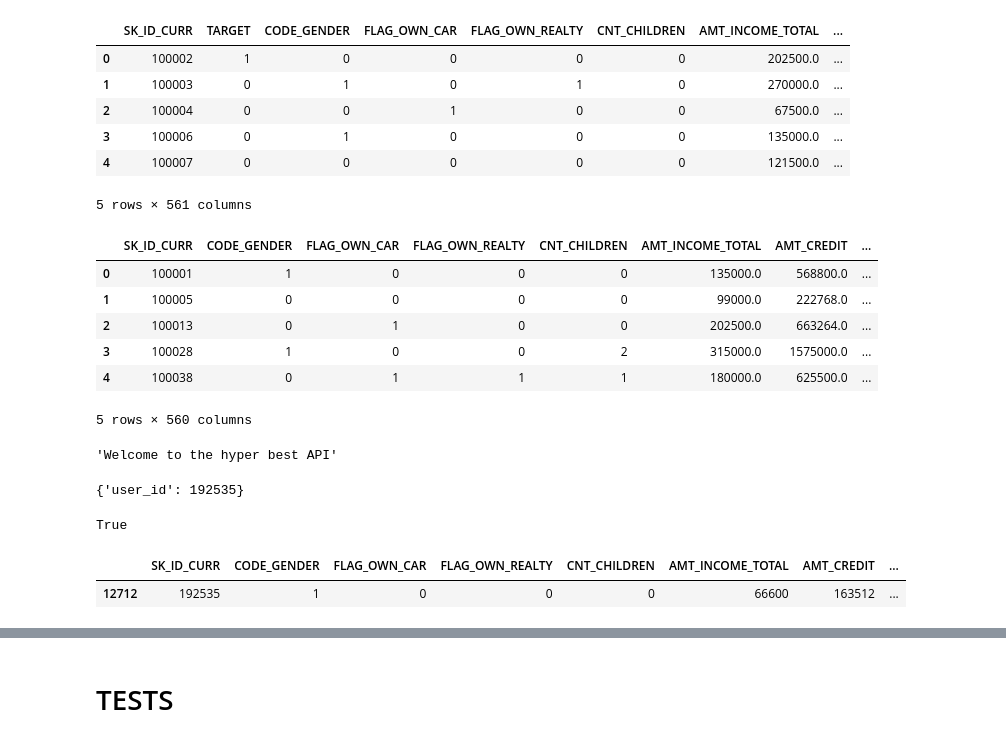
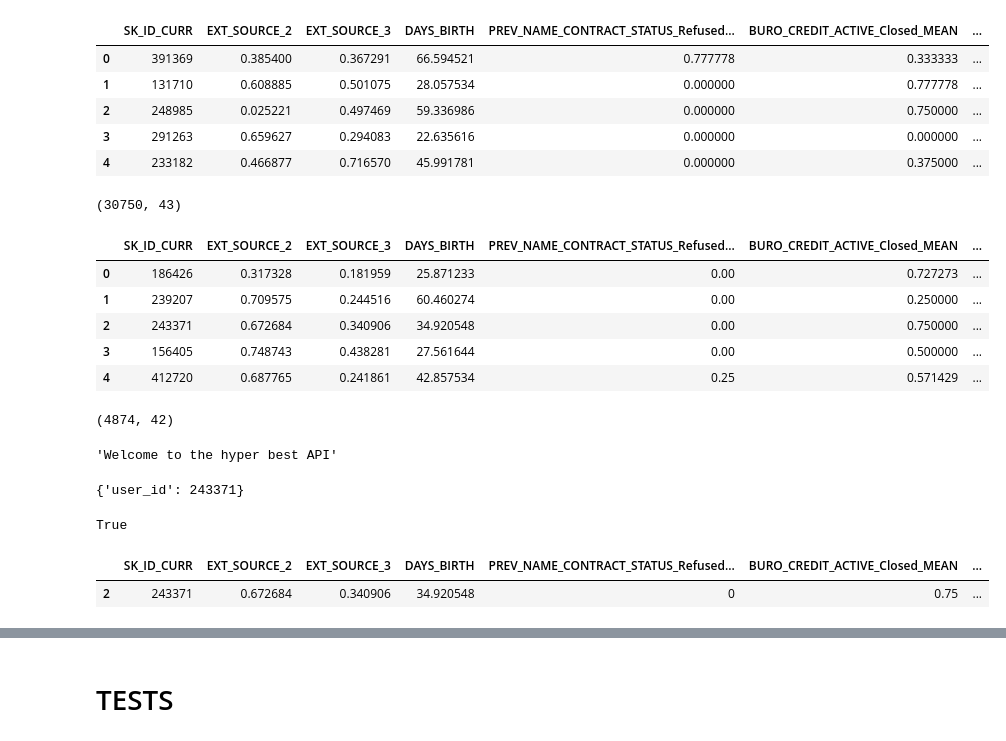
Before and after one commit to DTYS65/Projet7-OpenClassRooms, a Jupyter notebook: projet_7_6_TEST_API.ipynb, the cells around one changed output, grey strips where cells are left out. Saved outputs shown, nothing was run; the diff lists cells and outputs as text; code cells hidden in the pictures.

```diff
--- a/projet_7_6_TEST_API.ipynb
+++ b/projet_7_6_TEST_API.ipynb
@@ -26,11 +26,9 @@ app = FastAPI(
 
 # Répertoires
 path_dir = "./"
-path_datas_save = "datas/datas_save/"
-path_model_final = "model_final/"
 
 # Loading the model
-model_final = fc.load_joblib("model_final.joblib", path_dir + path_model_final)
+model_final = fc.load_joblib("model_final.joblib", path_dir)
 
 # Loading the datas
 # with open(path_dir + path_datas_save + 'dict_agg.pkl', 'rb') as file:
@@ -40,8 +38,8 @@ model_final = fc.load_joblib("model_final.joblib", path_dir + path_model_final)
 # y_train = dict_agg['y_train']
 # X_test = dict_agg['X_test']
 
-X_train = pd.read_csv(path_dir + path_datas_save + 'df_datas_train_cleaned.csv')
-X_test = pd.read_csv(path_dir + path_datas_save + 'df_datas_test_cleaned.csv')
+X_train = pd.read_csv(path_dir + 'df_datas_train_reduit_cleaned.csv')
+X_test = pd.read_csv(path_dir + 'df_datas_test_reduit_cleaned.csv')
 
 cols = X_train.select_dtypes(['float64']).columns
 X_train_scaled = X_train.copy()
@@ -152,29 +150,35 @@ def shap_values() -> dict:
 # %%
 X_train.head()
 # %% [output]
-|  | SK_ID_CURR | TARGET | CODE_GENDER | FLAG_OWN_CAR | FLAG_OWN_REALTY | CNT_CHILDREN | AMT_INCOME_TOTAL | ... |
-| 0 | 100002 | 1 | 0 | 0 | 0 | 0 | 202500.0 | ... |
-| 1 | 100003 | 0 | 1 | 0 | 1 | 0 | 270000.0 | ... |
-| 2 | 100004 | 0 | 0 | 1 | 0 | 0 | 67500.0 | ... |
-| 3 | 100006 | 0 | 1 | 0 | 0 | 0 | 135000.0 | ... |
-| 4 | 100007 | 0 | 0 | 0 | 0 | 0 | 121500.0 | ... |
+|  | SK_ID_CURR | EXT_SOURCE_2 | EXT_SOURCE_3 | DAYS_BIRTH | PREV_NAME_CONTRACT_STATUS_Refused... | BURO_CREDIT_ACTIVE_Closed_MEAN | ... |
+| 0 | 391369 | 0.385400 | 0.367291 | 66.594521 | 0.777778 | 0.333333 | ... |
+| 1 | 131710 | 0.608885 | 0.501075 | 28.057534 | 0.000000 | 0.777778 | ... |
+| 2 | 248985 | 0.025221 | 0.497469 | 59.336986 | 0.000000 | 0.750000 | ... |
+| 3 | 291263 | 0.659627 | 0.294083 | 22.635616 | 0.000000 | 0.000000 | ... |
+| 4 | 233182 | 0.466877 | 0.716570 | 45.991781 | 0.000000 | 0.375000 | ... |
-5 rows × 561 columns
+# %%
+X_train.shape
+# %% [output]
+(30750, 43)
 # %%
 X_test.head()
 # %% [output]
-|  | SK_ID_CURR | CODE_GENDER | FLAG_OWN_CAR | FLAG_OWN_REALTY | CNT_CHILDREN | AMT_INCOME_TOTAL | AMT_CREDIT | ... |
-| 0 | 100001 | 1 | 0 | 0 | 0 | 135000.0 | 568800.0 | ... |
-| 1 | 100005 | 0 | 0 | 0 | 0 | 99000.0 | 222768.0 | ... |
-| 2 | 100013 | 0 | 1 | 0 | 0 | 202500.0 | 663264.0 | ... |
-| 3 | 100028 | 1 | 0 | 0 | 2 | 315000.0 | 1575000.0 | ... |
-| 4 | 100038 | 0 | 1 | 1 | 1 | 180000.0 | 625500.0 | ... |
+|  | SK_ID_CURR | EXT_SOURCE_2 | EXT_SOURCE_3 | DAYS_BIRTH | PREV_NAME_CONTRACT_STATUS_Refused... | BURO_CREDIT_ACTIVE_Closed_MEAN | ... |
+| 0 | 186426 | 0.317328 | 0.181959 | 25.871233 | 0.00 | 0.727273 | ... |
+| 1 | 239207 | 0.709575 | 0.244516 | 60.460274 | 0.00 | 0.250000 | ... |
+| 2 | 243371 | 0.672684 | 0.340906 | 34.920548 | 0.00 | 0.750000 | ... |
+| 3 | 156405 | 0.748743 | 0.438281 | 27.561644 | 0.00 | 0.500000 | ... |
+| 4 | 412720 | 0.687765 | 0.241861 | 42.857534 | 0.25 | 0.571429 | ... |
-5 rows × 560 columns
+# %%
+X_test.shape
+# %% [output]
+(4874, 42)
 # %%
 welcome()
 # %% [output]
 'Welcome to the hyper best API'
 # %%
-test_user(192535)
+test_user(243371)
 # %% [output]
-{'user_id': 192535}
+{'user_id': 243371}
 # %%
@@ -182,12 +186,12 @@ check_client_id(192535)
 # %% [output]
 True
 # %%
-df_data_client_json = get_client(192535)
+df_data_client_json = get_client(243371)
 df_data_client = pd.read_json(StringIO(df_data_client_json))
 df_data_client.head()
 # %% [output]
-|  | SK_ID_CURR | CODE_GENDER | FLAG_OWN_CAR | FLAG_OWN_REALTY | CNT_CHILDREN | AMT_INCOME_TOTAL | AMT_CREDIT | ... |
-| 12712 | 192535 | 1 | 0 | 0 | 0 | 66600 | 163512 | ... |
+|  | SK_ID_CURR | EXT_SOURCE_2 | EXT_SOURCE_3 | DAYS_BIRTH | PREV_NAME_CONTRACT_STATUS_Refused... | BURO_CREDIT_ACTIVE_Closed_MEAN | ... |
+| 2 | 243371 | 0.672684 | 0.340906 | 34.920548 | 0 | 0.75 | ... |
 # %%
 df_data_client.dtypes
 # %% [output]
```
Also changed, not shown: parts of 11 cells of this notebook, 2 other files.
